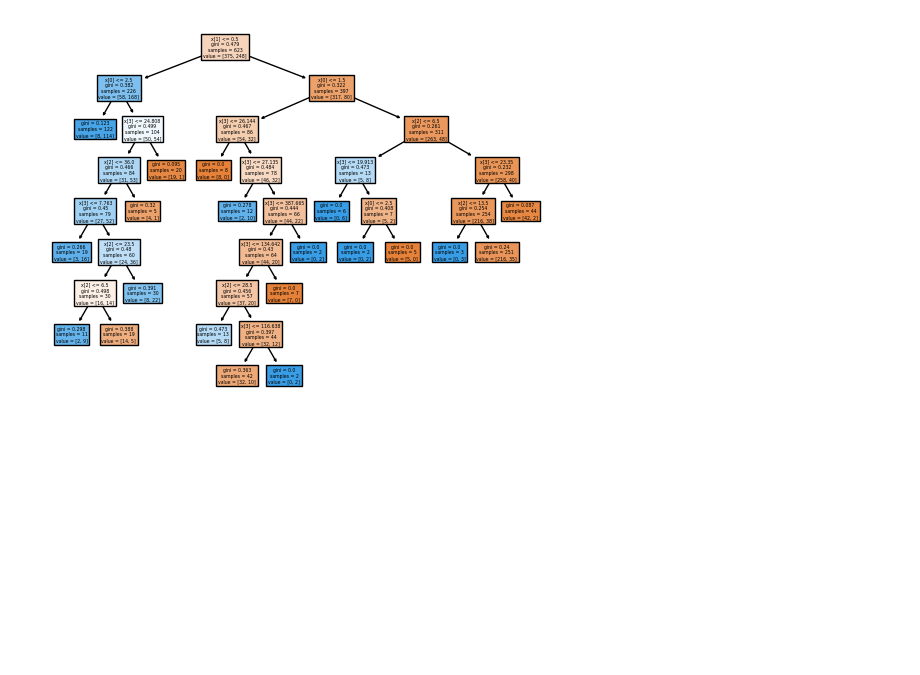
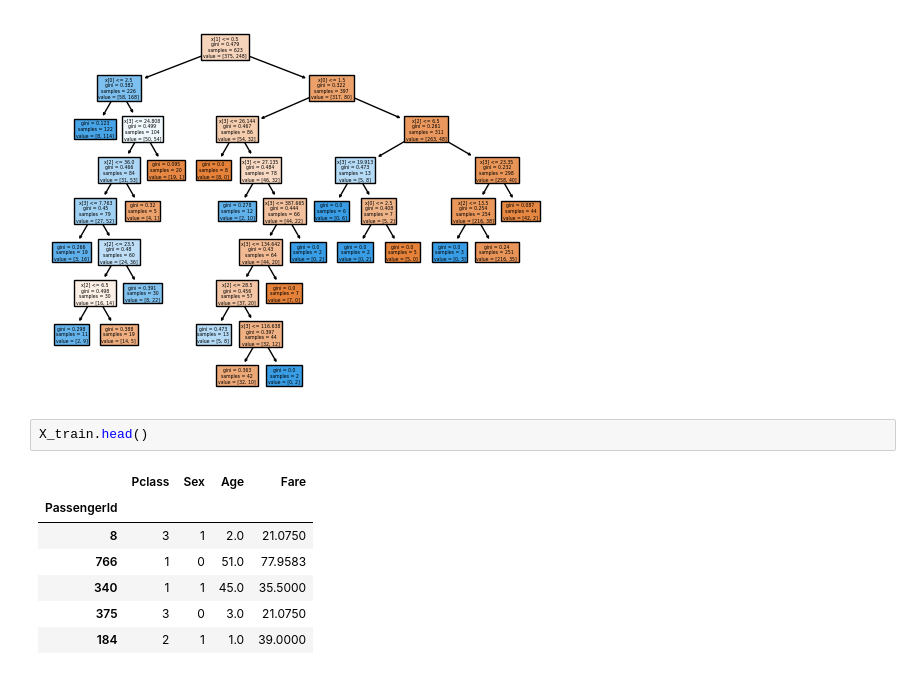
Before and after one commit to rhythmd18/DecisionTreeProject1, a Jupyter notebook: DecisionTreeProject1.ipynb, the cells around one changed output. Cells and saved outputs as stored; diff of their text form; blank space fills up the shorter version.

```diff
--- a/DecisionTreeProject1.ipynb
+++ b/DecisionTreeProject1.ipynb
@@ -213,3 +214,13 @@ tree.plot_tree(model, filled=True)
  Text(0.9047619047619048, 0.3888888888888889, 'gini = 0.24\nsamples = 251\nvalue = [216, 35]'),
  Text(0.9523809523809523, 0.5, 'gini = 0.087\nsamples = 44\nvalue = [42, 2]')]
 [figure]
+# %%
+X_train.head()
+# %% [output]
+|  | Pclass | Sex | Age | Fare |
+| PassengerId |  |  |  |  |
+| 8 | 3 | 1 | 2.0 | 21.0750 |
+| 766 | 1 | 0 | 51.0 | 77.9583 |
+| 340 | 1 | 1 | 45.0 | 35.5000 |
+| 375 | 3 | 0 | 3.0 | 21.0750 |
+| 184 | 2 | 1 | 1.0 | 39.0000 |
```
Also changed, not shown: parts of 9 cells of this notebook.
